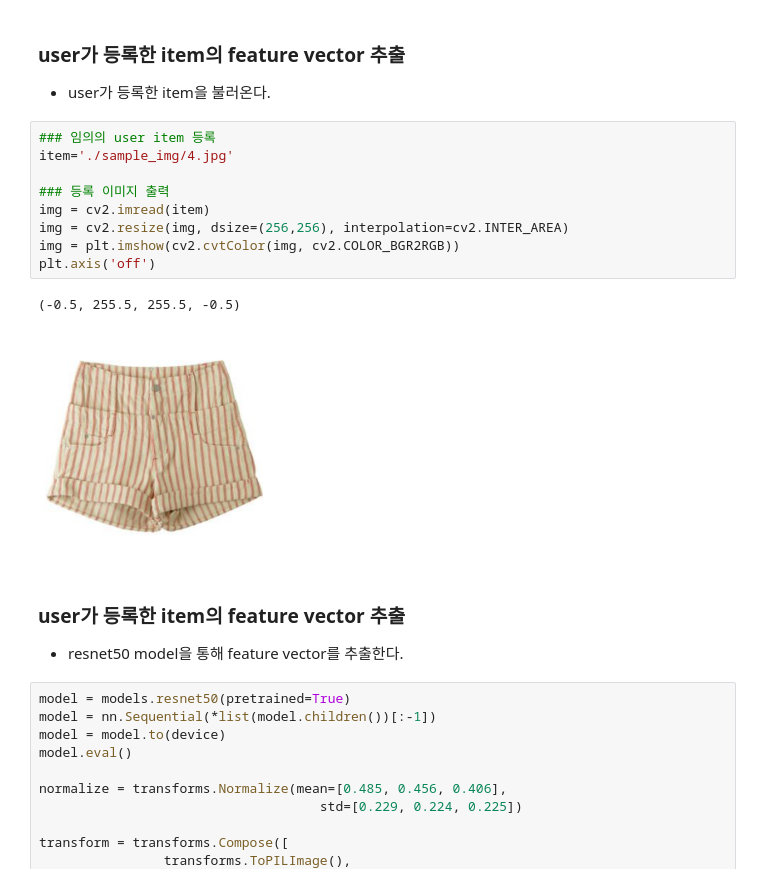
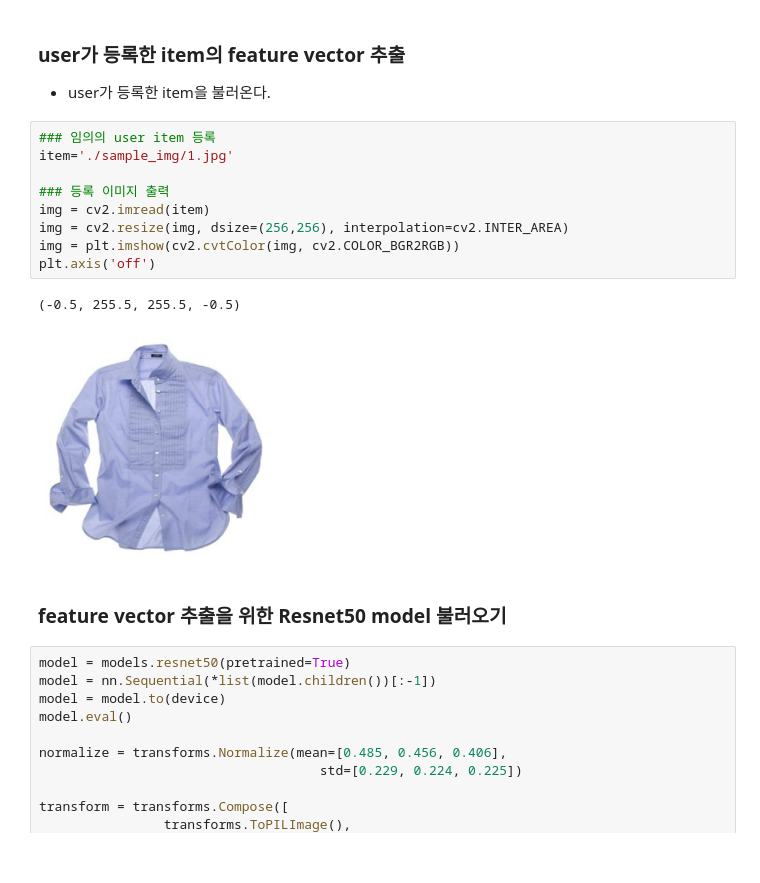
Before and after one commit to gopago/fashion_similarity, a Jupyter notebook: item_similarity.ipynb, the cells around one changed output. Drawn from its saved outputs; the diff is of its cells as text.

```diff
--- a/item_similarity.ipynb
+++ b/item_similarity.ipynb
@@ -114,19 +114,18 @@ print(data_dict['194508109'])
 * user가 등록한 item을 불러온다.
 # %%
 ### 임의의 user item 등록
-item='./sample_img/4.jpg'
+item='./sample_img/1.jpg'
 
 ### 등록 이미지 출력
 img = cv2.imread(item)
 img = cv2.resize(img, dsize=(256,256), interpolation=cv2.INTER_AREA)
 img = plt.imshow(cv2.cvtColor(img, cv2.COLOR_BGR2RGB))
 plt.axis('off')
 # %% [output]
 (-0.5, 255.5, 255.5, -0.5)
-[figure, old version]
+[figure, new version]
-# %% [markdown]
-### user가 등록한 item의 feature vector 추출
-* resnet50 model을 통해 feature vector를 추출한다.
+# %% [markdown]
+### feature vector 추출을 위한 Resnet50 model 불러오기
 # %%
 model = models.resnet50(pretrained=True)
 model = nn.Sequential(*list(model.children())[:-1])
```
Also changed, not shown: parts of 18 cells of this notebook.
